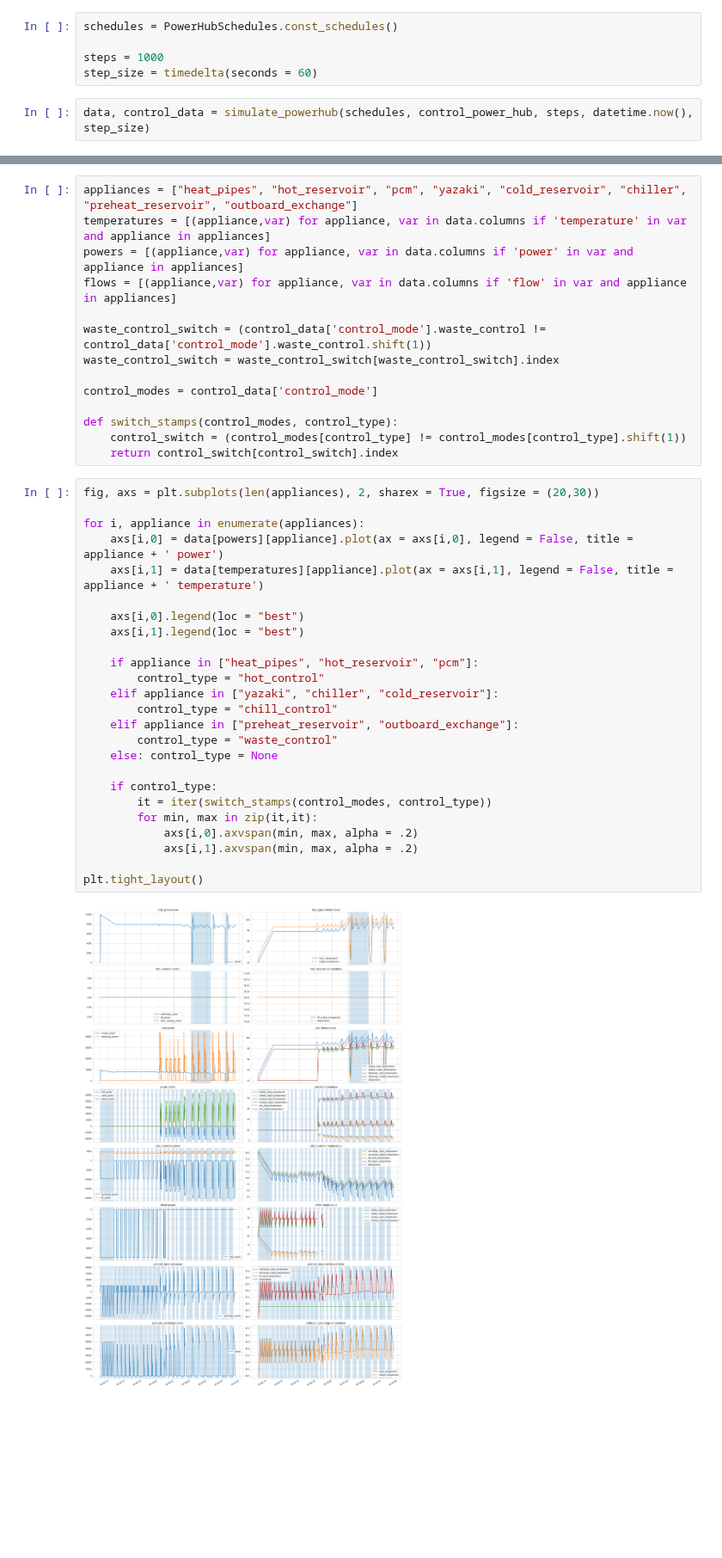
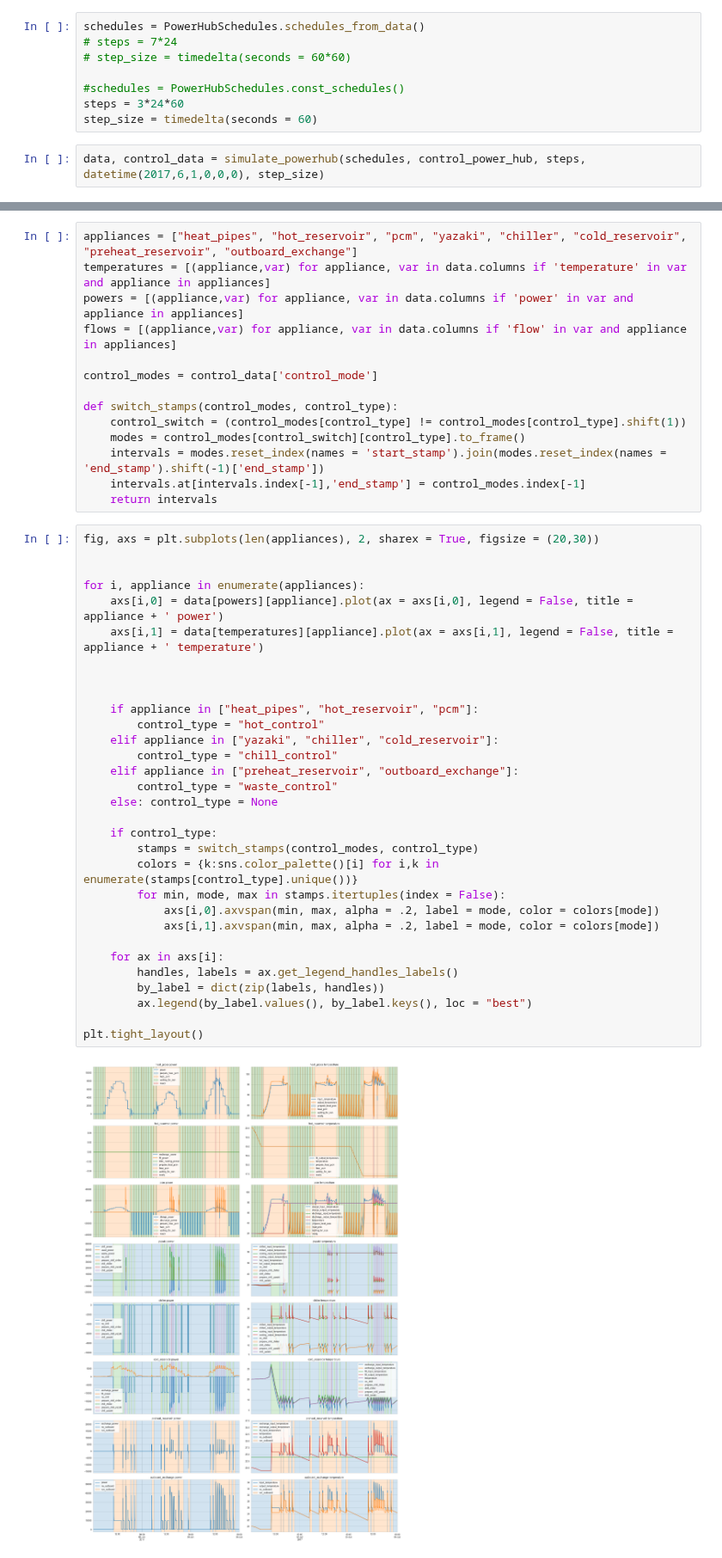
Before and after one commit to foundation-zero/power-hub, a Jupyter notebook: analysis/simulate_powerhub.ipynb, the cells around one changed output, grey strips where cells are left out. Shown at 86% size. Drawn from its saved outputs; the diff is of its cells as text; blank space fills up the shorter version.

```diff
--- a/analysis/simulate_powerhub.ipynb
+++ b/analysis/simulate_powerhub.ipynb
@@ -54,12 +55,15 @@ def simulate_powerhub(schedules: PowerHubSchedules, control_function, steps: int
 
     return (data, control_data)
 # %%
-schedules = PowerHubSchedules.const_schedules()
+schedules = PowerHubSchedules.schedules_from_data()
+# steps = 7*24
+# step_size = timedelta(seconds = 60*60)
 
-steps = 1000
+#schedules = PowerHubSchedules.const_schedules()
+steps = 3*24*60
 step_size = timedelta(seconds = 60)
 # %%
-data, control_data = simulate_powerhub(schedules, control_power_hub, steps, datetime.now(), step_size)
+data, control_data = simulate_powerhub(schedules, control_power_hub, steps, datetime(2017,6,1,0,0,0), step_size)
 # %% [output]
 WARNING:root:Hot in temperature of 20.0 outside of hot reference temperatures. All values are passed through without change
 WARNING:root:Hot in temperature of 20.0 outside of hot reference temperatures. All values are passed through without change
@@ -74,41 +75,47 @@ WARNING:root:No cooling capacity or heat input resulting from a cooling in tempe
 # %%
-appliances = ["heat_pipes", "hot_reservoir", "pcm", "yazaki", "cold_reservoir", "chiller", "preheat_reservoir", "outboard_exchange"]
+appliances = ["heat_pipes", "hot_reservoir", "pcm", "yazaki", "chiller", "cold_reservoir", "preheat_reservoir", "outboard_exchange"]
 temperatures = [(appliance,var) for appliance, var in data.columns if 'temperature' in var and appliance in appliances]
 powers = [(appliance,var) for appliance, var in data.columns if 'power' in var and appliance in appliances]
 flows = [(appliance,var) for appliance, var in data.columns if 'flow' in var and appliance in appliances]
-
-waste_control_switch = (control_data['control_mode'].waste_control != control_data['control_mode'].waste_control.shift(1))
-waste_control_switch = waste_control_switch[waste_control_switch].index
 
 control_modes = control_data['control_mode']
 
 def switch_stamps(control_modes, control_type):
     control_switch = (control_modes[control_type] != control_modes[control_type].shift(1))
-    return control_switch[control_switch].index
+    modes = control_modes[control_switch][control_type].to_frame()
+    intervals = modes.reset_index(names = 'start_stamp').join(modes.reset_index(names = 'end_stamp').shift(-1)['end_stamp'])
+    intervals.at[intervals.index[-1],'end_stamp'] = control_modes.index[-1]
+    return intervals
 # %%
 fig, axs = plt.subplots(len(appliances), 2, sharex = True, figsize = (20,30))
+
 
 for i, appliance in enumerate(appliances):
     axs[i,0] = data[powers][appliance].plot(ax = axs[i,0], legend = False, title = appliance + ' power')
     axs[i,1] = data[temperatures][appliance].plot(ax = axs[i,1], legend = False, title = appliance + ' temperature')
 
-    axs[i,0].legend(loc = "best")
-    axs[i,1].legend(loc = "best")
+
 
     if appliance in ["heat_pipes", "hot_reservoir", "pcm"]:
         control_type = "hot_control"
     elif appliance in ["yazaki", "chiller", "cold_reservoir"]:
         control_type = "chill_control"
     elif appliance in ["preheat_reservoir", "outboard_exchange"]:
         control_type = "waste_control"
     else: control_type = None
 
     if control_type:
-        it = iter(switch_stamps(control_modes, control_type))
-        for min, max in zip(it,it):
-            axs[i,0].axvspan(min, max, alpha = .2)
-            axs[i,1].axvspan(min, max, alpha = .2)
+        stamps = switch_stamps(control_modes, control_type)
+        colors = {k:sns.color_palette()[i] for i,k in enumerate(stamps[control_type].unique())}
+        for min, mode, max in stamps.itertuples(index = False):
+            axs[i,0].axvspan(min, max, alpha = .2, label = mode, color = colors[mode])
+            axs[i,1].axvspan(min, max, alpha = .2, label = mode, color = colors[mode])
+
+    for ax in axs[i]:
+        handles, labels = ax.get_legend_handles_labels()
+        by_label = dict(zip(labels, handles))
+        ax.legend(by_label.values(), by_label.keys(), loc = "best")
 
 plt.tight_layout()
 # %% [output]
-[figure, old version]
+[figure, new version]
```
Also changed, not shown: parts of 3 cells of this notebook, 7 other files.
